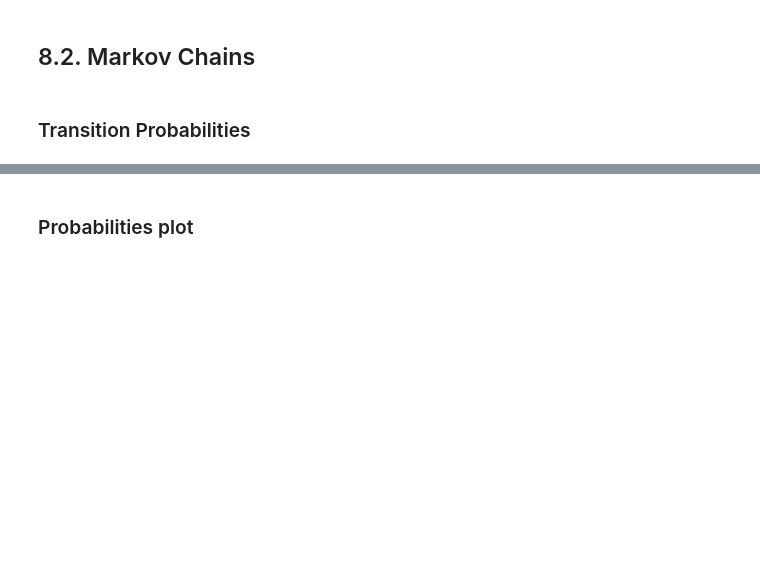
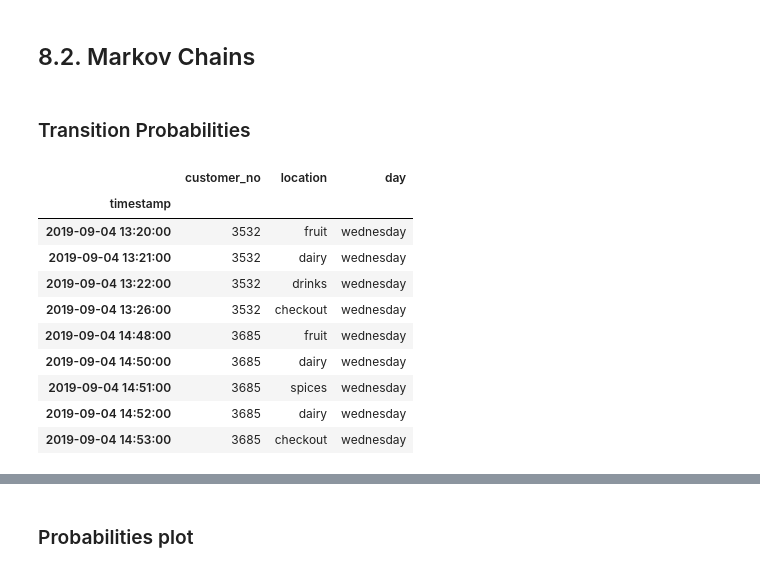
Before and after one commit to greentopsecret/random-forest-fennel-student-code, a Jupyter notebook: week_08/week8-project.ipynb, the cells around one changed output, grey strips where cells are left out. Drawn from its saved outputs; the diff is of its cells as text; code cells hidden in the pictures; blank space fills up the shorter version.

```diff
--- a/week_08/week8-project.ipynb
+++ b/week_08/week8-project.ipynb
@@ -237,0 +179,15 @@ Which is the most profitable section according to your data?
+# %%
+_ = df[(df['customer_no'] == 3532) | (df['customer_no'] == 3685)]
+_
+# %% [output]
+|  | customer_no | location | day |
+| timestamp |  |  |  |
+| 2019-09-04 13:20:00 | 3532 | fruit | wednesday |
+| 2019-09-04 13:21:00 | 3532 | dairy | wednesday |
+| 2019-09-04 13:22:00 | 3532 | drinks | wednesday |
+| 2019-09-04 13:26:00 | 3532 | checkout | wednesday |
+| 2019-09-04 14:48:00 | 3685 | fruit | wednesday |
+| 2019-09-04 14:50:00 | 3685 | dairy | wednesday |
+| 2019-09-04 14:51:00 | 3685 | spices | wednesday |
+| 2019-09-04 14:52:00 | 3685 | dairy | wednesday |
+| 2019-09-04 14:53:00 | 3685 | checkout | wednesday |
```
Also changed, not shown: parts of 46 cells of this notebook.
